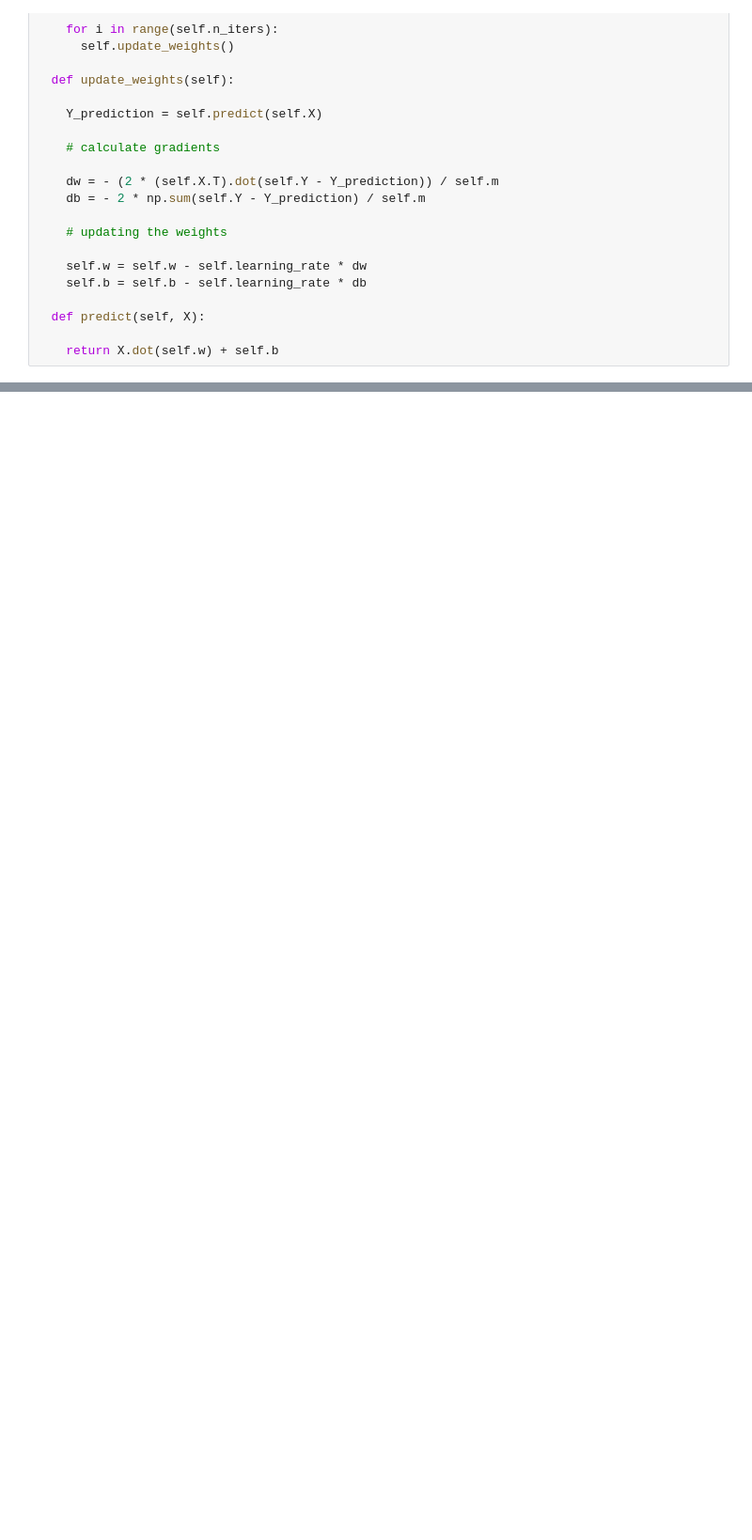
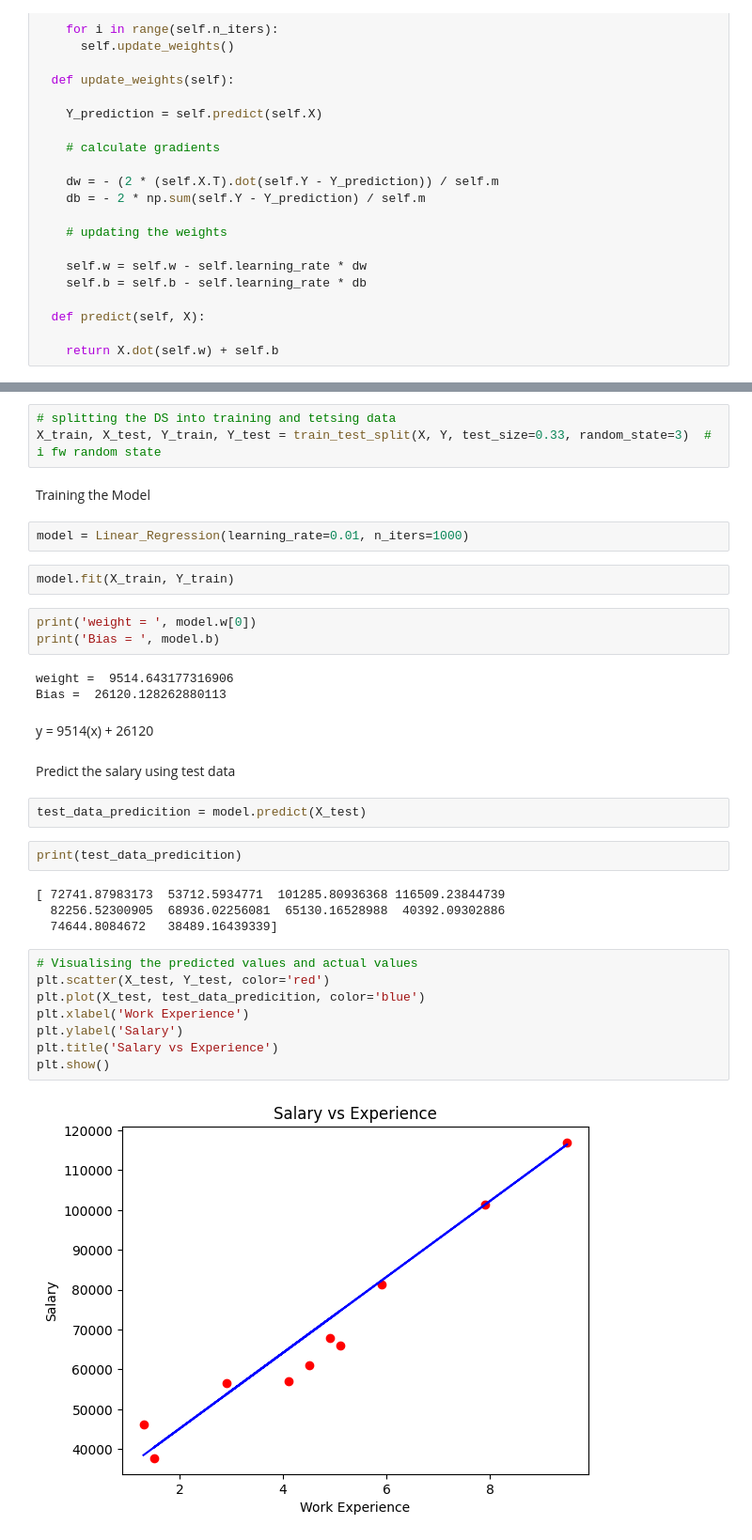
Before and after one commit to sandeeproyy/ML-Notes, a Jupyter notebook: LR_from_scratch.ipynb, the cells around one changed output, grey strips where cells are left out. Shown: that part at 94% size. Cells and saved outputs as stored; diff of their text form; blank space fills up the shorter version.

```diff
--- a/LR_from_scratch.ipynb
+++ b/LR_from_scratch.ipynb
@@ -47,0 +115,37 @@ class Linear_Regression( ):
+# %%
+# splitting the DS into training and tetsing data
+X_train, X_test, Y_train, Y_test = train_test_split(X, Y, test_size=0.33, random_state=3)  # i fw random state
+# %% [markdown]
+Training the Model
+# %%
+model = Linear_Regression(learning_rate=0.01, n_iters=1000)
+# %%
+model.fit(X_train, Y_train)
+# %%
+print('weight = ', model.w[0])
+print('Bias = ', model.b)
+# %% [output]
+weight =  9514.643177316906
+Bias =  26120.128262880113
+# %% [markdown]
+y = 9514(x) + 26120
+# %% [markdown]
+Predict the salary using test data
+# %%
+test_data_predicition = model.predict(X_test)
+# %%
+print(test_data_predicition)
+# %% [output]
+[ 72741.87983173  53712.5934771  101285.80936368 116509.23844739
+  82256.52300905  68936.02256081  65130.16528988  40392.09302886
+  74644.8084672   38489.16439339]
+# %%
+# Visualising the predicted values and actual values
+plt.scatter(X_test, Y_test, color='red')
+plt.plot(X_test, test_data_predicition, color='blue')
+plt.xlabel('Work Experience')
+plt.ylabel('Salary')
+plt.title('Salary vs Experience')
+plt.show()
+# %% [output]
+[figure, added]
```
Also changed, not shown: parts of 10 cells of this notebook.
